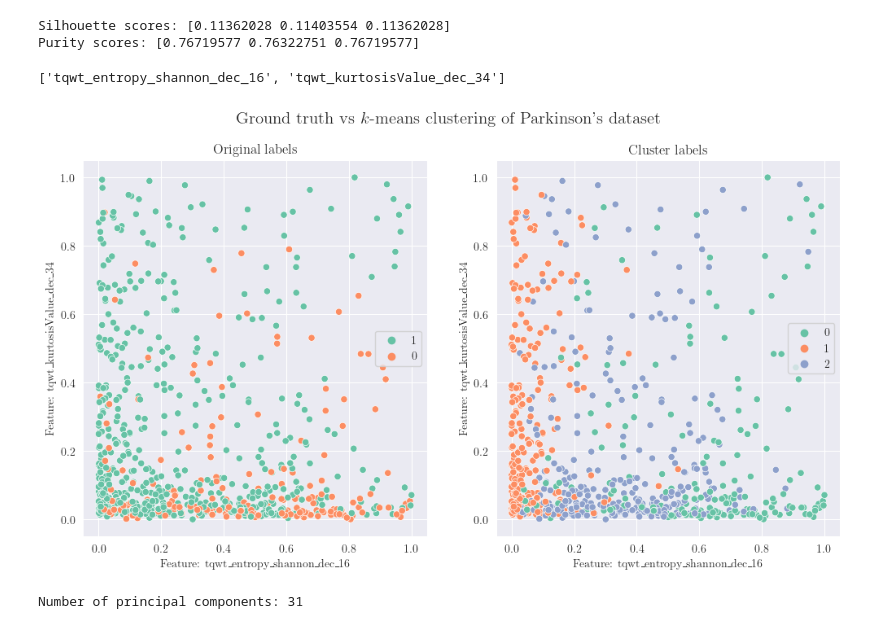
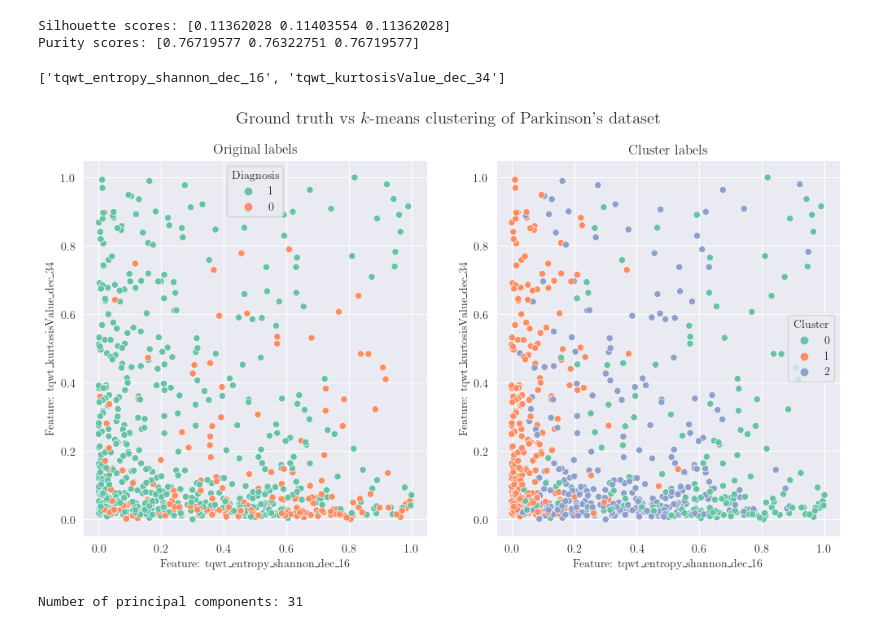
Before and after one commit to interro-potato/ml-homeworks, a Jupyter notebook: hw4/programming.ipynb, the cells around one changed output. Saved outputs shown, nothing was run; the diff lists cells and outputs as text; code cells hidden in the pictures.

Commit message:
Add legend titles

```diff
--- a/hw4/programming.ipynb
+++ b/hw4/programming.ipynb
@@ -54,34 +54,36 @@ def select_most_informative_features(kmeans, n):
   variances = np.var(X_scaled, axis=0)
   variance_indexes = np.argsort(variances)[::-1][:n]
   return variance_indexes, [df.columns[i] for i in variance_indexes]
 
 variance_indexes, most_informative_features = select_most_informative_features(kmeans, 2)
 
 # Plot the data
 fig, axes = plt.subplots(1, 2, figsize=(12, 6))
 x = X_scaled[:, variance_indexes[0]]
 y = X_scaled[:, variance_indexes[1]]
 
 print(most_informative_features)
 
 plt.suptitle('Ground truth vs $k$-means clustering of Parkinson\'s dataset', fontsize=15)
 
 # TODO: change legend to show the actual class names/clusters
 
 for i, ax in enumerate(axes):
   if i == 0:
     sns.scatterplot(x=x, y=y, hue=labels, ax=ax, palette='Set2')
     ax.set_title('Original labels')
+    ax.get_legend().set_title("Diagnosis")
   else:
     sns.scatterplot(x=x, y=y, hue=kmeans[0].labels_, ax=ax, palette='Set2')
     ax.set_title("Cluster labels")
+    ax.get_legend().set_title("Cluster")
   ax.set_xlabel(f'Feature: {most_informative_features[0]}')
   ax.set_ylabel(f'Feature: {most_informative_features[1]}')
 plt.savefig('assets/parkinsons.png')
 plt.show()
 # %% [output]
 ['tqwt_entropy_shannon_dec_16', 'tqwt_kurtosisValue_dec_34']
-[figure, old version]
+[figure, new version]
 # %%
 # Exercise 6 below
 
```
Also changed, not shown: 2 other files.
